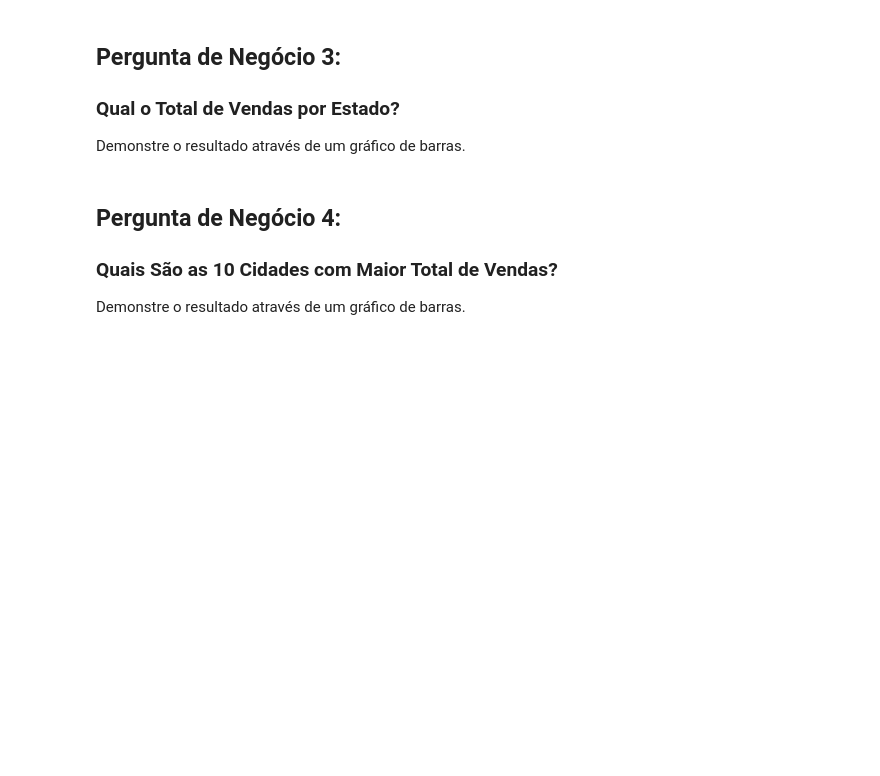
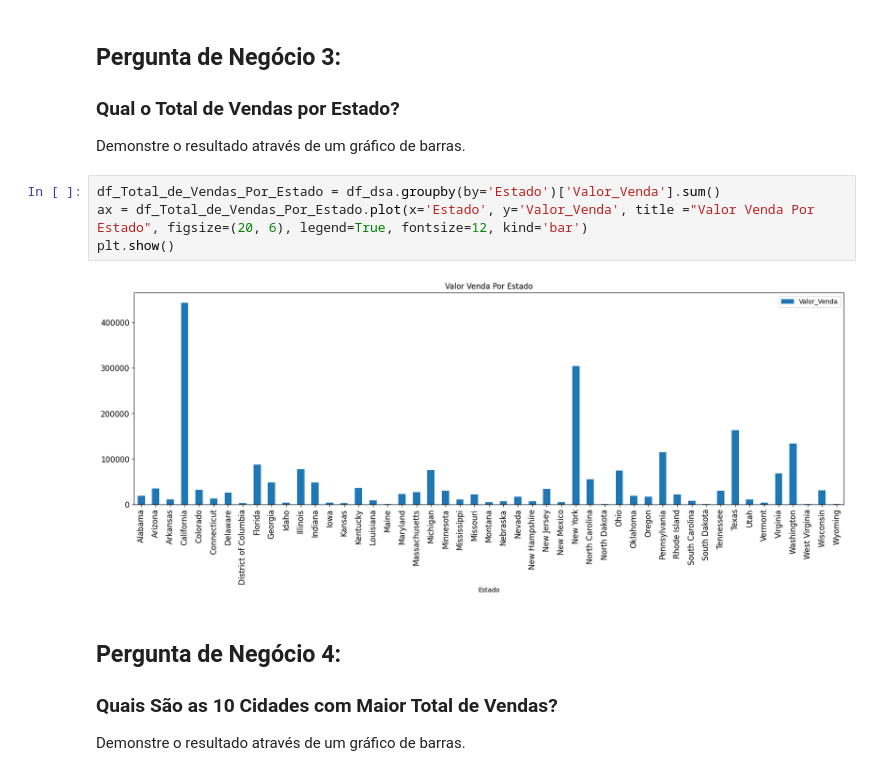
Before and after one commit to plajuan/DSA_Python, a Jupyter notebook: Cap13/Projeto2-Perguntas.ipynb, the cells around one changed output. Cells and saved outputs as stored; diff of their text form; blank space fills up the shorter version.

```diff
--- a/Cap13/Projeto2-Perguntas.ipynb
+++ b/Cap13/Projeto2-Perguntas.ipynb
@@ -135,6 +158,12 @@ Demonstre o resultado através de um gráfico de barras.
 ### Qual o Total de Vendas por Estado?
 
 Demonstre o resultado através de um gráfico de barras.
+# %%
+df_Total_de_Vendas_Por_Estado = df_dsa.groupby(by='Estado')['Valor_Venda'].sum()
+ax = df_Total_de_Vendas_Por_Estado.plot(x='Estado', y='Valor_Venda', title ="Valor Venda Por Estado", figsize=(20, 6), legend=True, fontsize=12, kind='bar')
+plt.show()
+# %% [output]
+[figure, added]
 # %% [markdown]
 ## Pergunta de Negócio 4:
 
```
Also changed, not shown: parts of 16 cells of this notebook.
